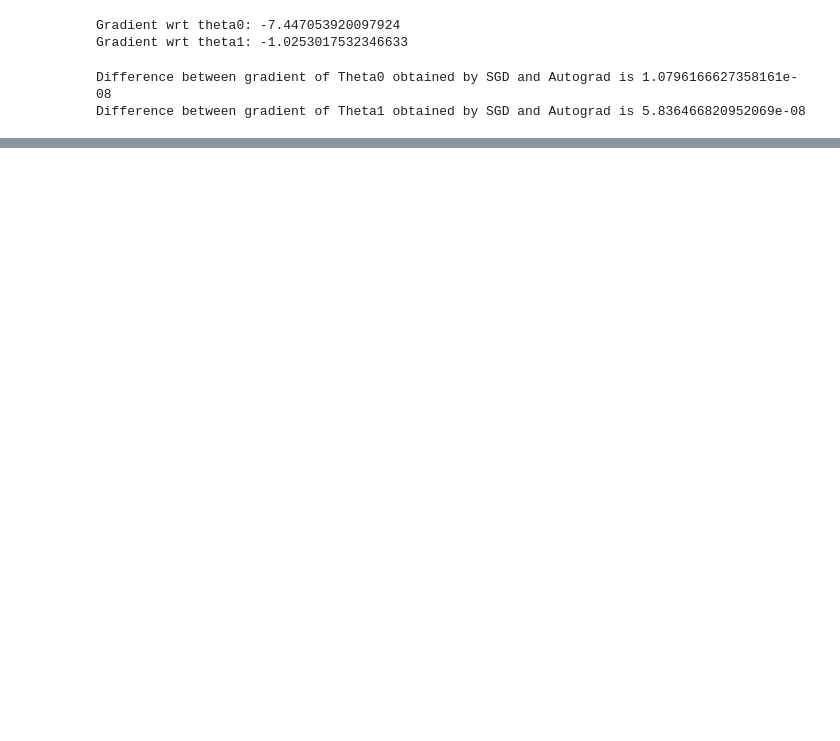
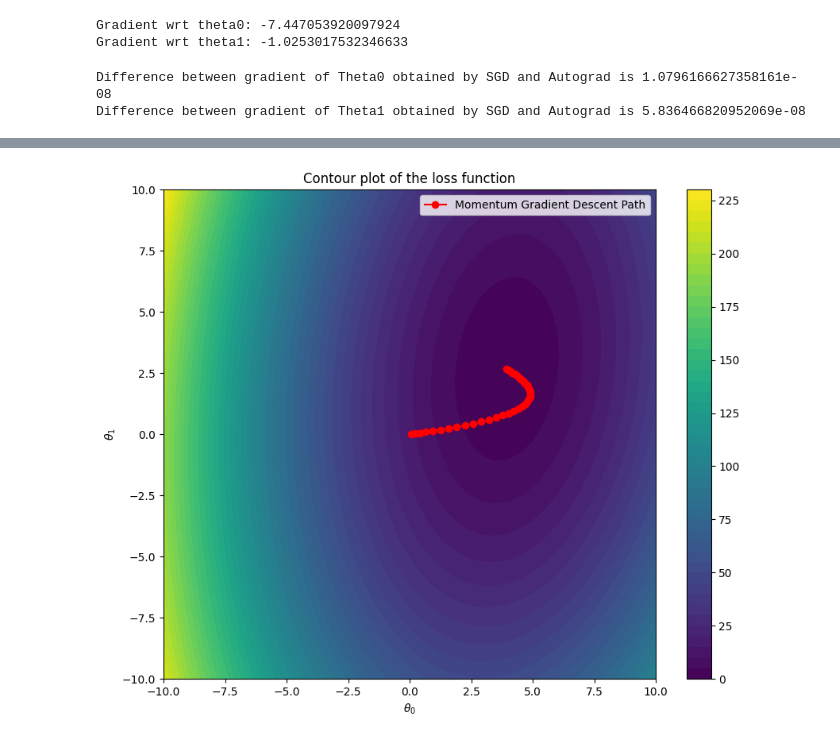
Before and after one commit to Reckadon/ES335-ML-Assignment-2, a Jupyter notebook: Task_1.ipynb, the cells around one changed output, grey strips where cells are left out. Cells and saved outputs as stored; diff of their text form; code cells hidden in the pictures; blank space fills up the shorter version.

```diff
--- a/Task_1.ipynb
+++ b/Task_1.ipynb
@@ -320,0 +306,95 @@ No artists with labels found to put in legend.  Note that artists whose label st
+# %%
+theta0_momentum = 0
+theta1_momentum = 0
+v0 = 0
+v1 = 0
+beta = 0.9
+lr = 0.1
+
+theta0_vals = []
+theta1_vals = []
+momentum_vals = []
+loss_valsv = []
+for epoch in range(2000):
+    ypred = theta0_momentum + theta1_momentum * x
+    v0 = beta * v0 - (1 - beta) * (2 / len(x)) * sum(ytensor - ypred)
+    v1 = beta * v1 - (1 - beta) * (2 / len(x)) * sum((ytensor - ypred) * x)
+
+    theta0_momentum -= lr * v0
+    theta1_momentum -= lr * v1
+    loss = ((ytensor - (theta0_momentum + theta1_momentum * x)) ** 2).mean()
+    loss_valsv.append(loss)
+    theta0_vals.append(theta0_momentum)
+    theta1_vals.append(theta1_momentum)
+    momentum_vals.append((v0, v1))
+    if abs(minloss-loss) < 0.001:
+        print(f"Final MSE = {loss}")
+        print(f"Converged in {epoch + 1} epochs")
+        break
+
+print(f"Theta0 for minimum loss function is: {theta0_momentum}")
+print(f"Theta1 for minimum loss function is: {theta1_momentum}")
+
+theta0_grid = np.linspace(-10, 10, 100)
+theta1_grid = np.linspace(-10, 10, 100)
+Theta0, Theta1 = np.meshgrid(theta0_grid, theta1_grid)
+Loss = np.zeros_like(Theta0)
+for i in range(len(theta0_grid)):
+    for j in range(len(theta1_grid)):
+        ypred_grid = Theta0[i, j] + Theta1[i, j] * x
+        Loss[i, j] = ((ytensor - ypred_grid) ** 2).mean()
+
+plt.figure(figsize=(10, 8))
+contour = plt.contourf(Theta0, Theta1, Loss, levels=50, cmap="viridis")
+plt.colorbar(contour)
+plt.xlabel(r'$\theta_0$')
+plt.ylabel(r'$\theta_1$')
+plt.title("Contour plot of the loss function")
+plt.plot(theta0_vals, theta1_vals, 'ro-', label='Momentum Gradient Descent Path')
+plt.legend()
+plt.show()
+
+plt.figure(figsize=(10, 8))
+contour = plt.contour(Theta0, Theta1, Loss, levels=50, cmap="viridis")
+plt.colorbar(contour)
+plt.xlabel(r'$\theta_0$')
+plt.ylabel(r'$\theta_1$')
+plt.title("Contour plot of the momentum")
+for i in range(0, len(theta0_vals), max(1, len(theta0_vals) // 15)):
+    theta0 = theta0_vals[i]
+    theta1 = theta1_vals[i]
+    momentum0, momentum1 = momentum_vals[i]
+    plt.arrow(theta0, theta1, momentum0, momentum1, head_width=0.3, color='green', label="Momentum" if i == 0 else "")
+plt.legend()
+plt.show()
+
+plt.figure(figsize=(10, 8))
+contour = plt.contour(Theta0, Theta1, Loss, levels=50, cmap="viridis")
+plt.colorbar(contour)
+plt.xlabel(r'$\theta_0$')
+plt.ylabel(r'$\theta_1$')
+plt.title("Contour plot of the gradient")
+for i in range(0, len(theta0_vals), max(1, len(theta0_vals) // 15)):
+    theta0 = theta0_vals[i]
+    theta1 = theta1_vals[i]
+    grad0, grad1 = -(2 / len(x)) * sum(ytensor - (theta0 + theta1 * x)), -(2 / len(x)) * sum((ytensor - (theta0 + theta1 * x)) * x)
+    plt.arrow(theta0, theta1, grad0, grad1, head_width=0.3, color='blue', label="Gradient" if i == 0 else "")
+
+
+plt.legend()
+plt.show()
+
+# Plot the Loss vs Epochs
+plt.figure(figsize=(8, 6))
+plt.plot(range(len(loss_valsv)), loss_valsv, 'r-')
+plt.xlabel('Epochs')
+plt.ylabel('Loss')
+plt.title('Loss vs Epochs (Momentum Gradient Descent)')
+plt.show()
+
+plt.scatter(x1,y)
+line = theta0_momentum + theta1_momentum*x1
+plt.plot(x1,line,'r')
+plt.title('Line fitted on data by momentum based vanilla gradient descent')
+plt.show()
+# %% [output]
@@ -320,0 +405 @@ No artists with labels found to put in legend.  Note that artists whose label st
+[figure, added]
```
Also changed, not shown: parts of 16 cells of this notebook.
